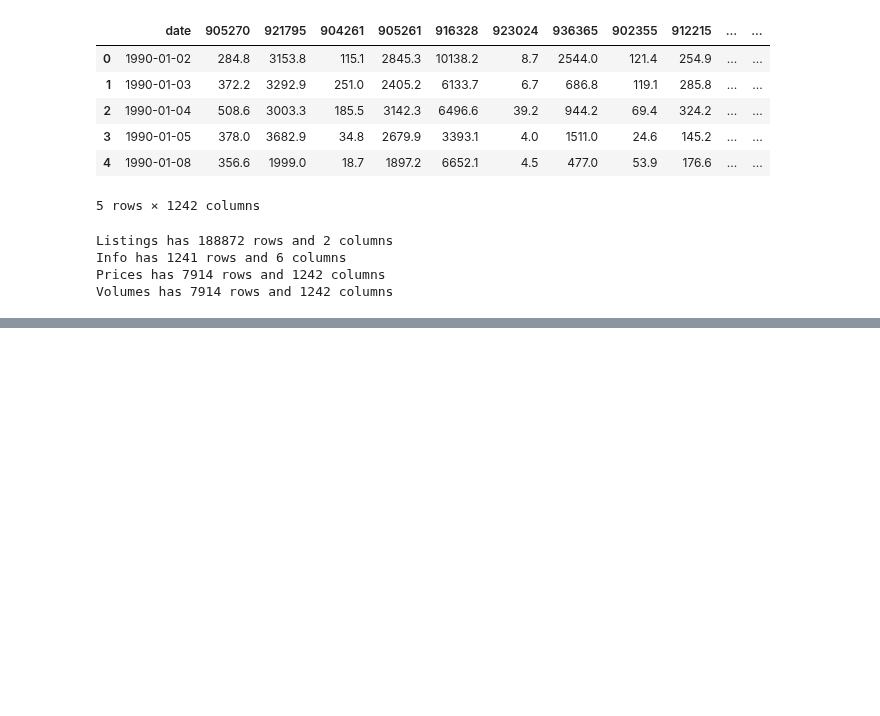
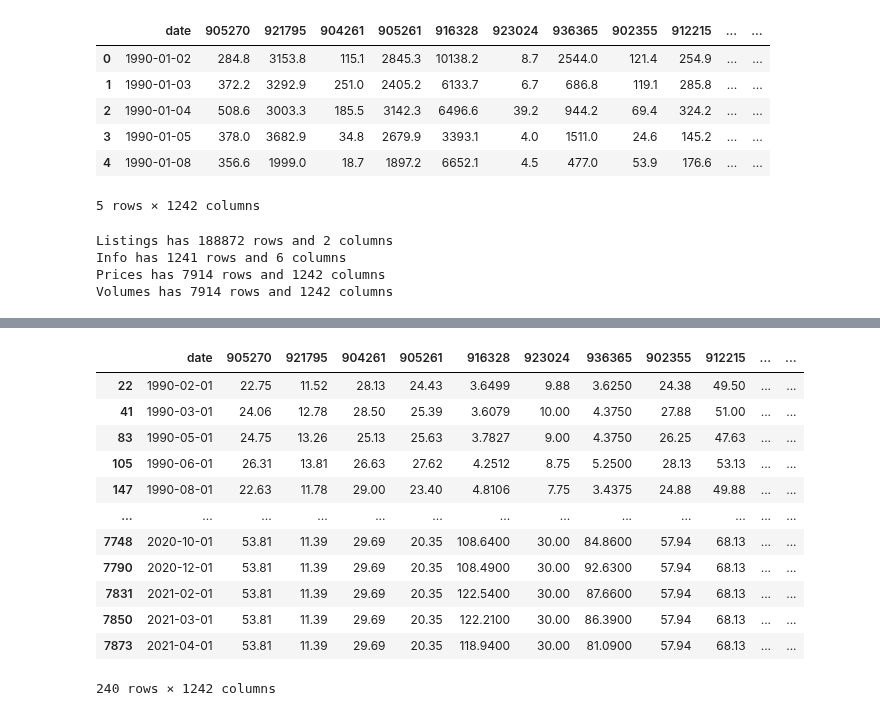
Before and after one commit to jeremylee73/differential-capital, a Jupyter notebook: data-exploration.ipynb, the cells around one changed output, grey strips where cells are left out. Saved outputs shown, nothing was run; the diff lists cells and outputs as text; code cells hidden in the pictures; blank space fills up the shorter version.

Commit message:
added monthly price data

```diff
--- a/data-exploration.ipynb
+++ b/data-exploration.ipynb
@@ -119,0 +133,16 @@ prices.isna().sum()/prices.shape[0] # proportion missing in each column
+# %%
+monthly_prices = prices[prices.date.dt.day == 1]
+# %% [output]
+|  | date | 905270 | 921795 | 904261 | 905261 | 916328 | 923024 | 936365 | 902355 | 912215 | ... | ... |
+| 22 | 1990-02-01 | 22.75 | 11.52 | 28.13 | 24.43 | 3.6499 | 9.88 | 3.6250 | 24.38 | 49.50 | ... | ... |
+| 41 | 1990-03-01 | 24.06 | 12.78 | 28.50 | 25.39 | 3.6079 | 10.00 | 4.3750 | 27.88 | 51.00 | ... | ... |
+| 83 | 1990-05-01 | 24.75 | 13.26 | 25.13 | 25.63 | 3.7827 | 9.00 | 4.3750 | 26.25 | 47.63 | ... | ... |
+| 105 | 1990-06-01 | 26.31 | 13.81 | 26.63 | 27.62 | 4.2512 | 8.75 | 5.2500 | 28.13 | 53.13 | ... | ... |
+| 147 | 1990-08-01 | 22.63 | 11.78 | 29.00 | 23.40 | 4.8106 | 7.75 | 3.4375 | 24.88 | 49.88 | ... | ... |
+| ... | ... | ... | ... | ... | ... | ... | ... | ... | ... | ... | ... | ... |
+| 7748 | 2020-10-01 | 53.81 | 11.39 | 29.69 | 20.35 | 108.6400 | 30.00 | 84.8600 | 57.94 | 68.13 | ... | ... |
+| 7790 | 2020-12-01 | 53.81 | 11.39 | 29.69 | 20.35 | 108.4900 | 30.00 | 92.6300 | 57.94 | 68.13 | ... | ... |
+| 7831 | 2021-02-01 | 53.81 | 11.39 | 29.69 | 20.35 | 122.5400 | 30.00 | 87.6600 | 57.94 | 68.13 | ... | ... |
+| 7850 | 2021-03-01 | 53.81 | 11.39 | 29.69 | 20.35 | 122.2100 | 30.00 | 86.3900 | 57.94 | 68.13 | ... | ... |
+| 7873 | 2021-04-01 | 53.81 | 11.39 | 29.69 | 20.35 | 118.9400 | 30.00 | 81.0900 | 57.94 | 68.13 | ... | ... |
+240 rows × 1242 columns
```
Also changed, not shown: parts of 6 cells of this notebook.
